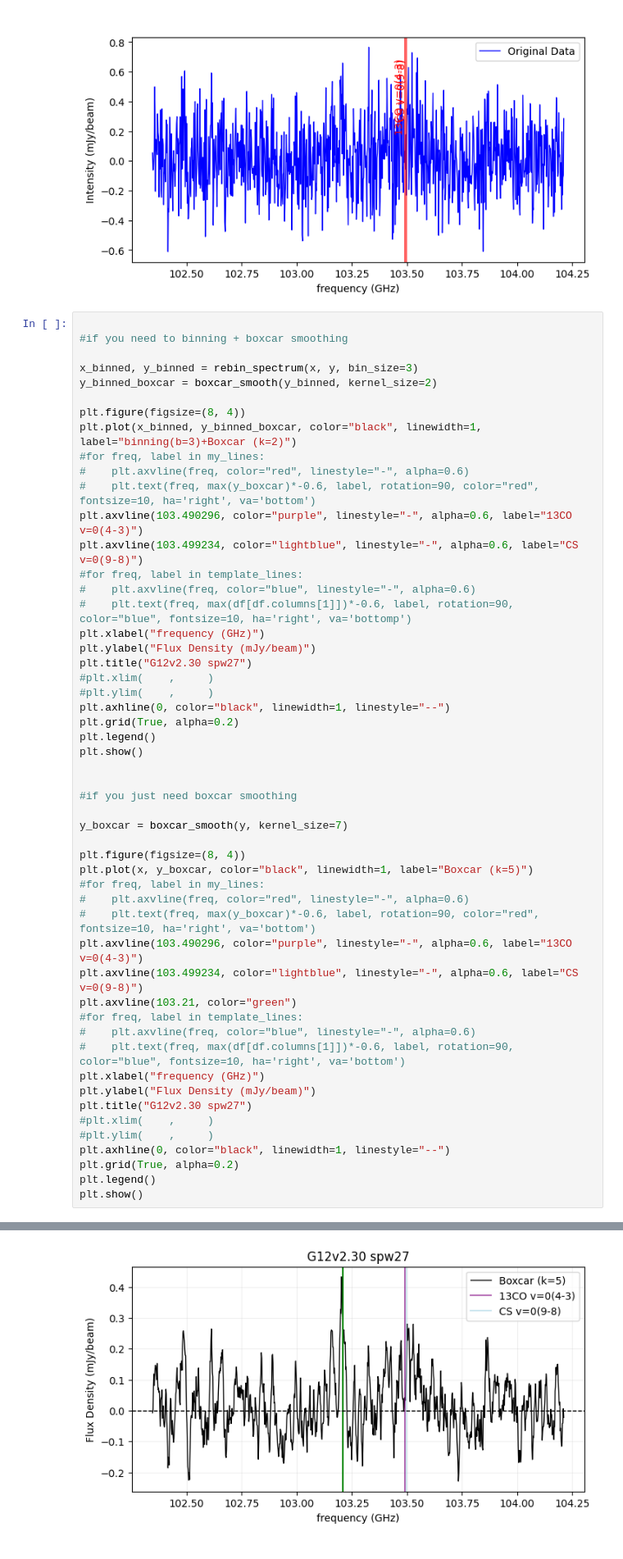
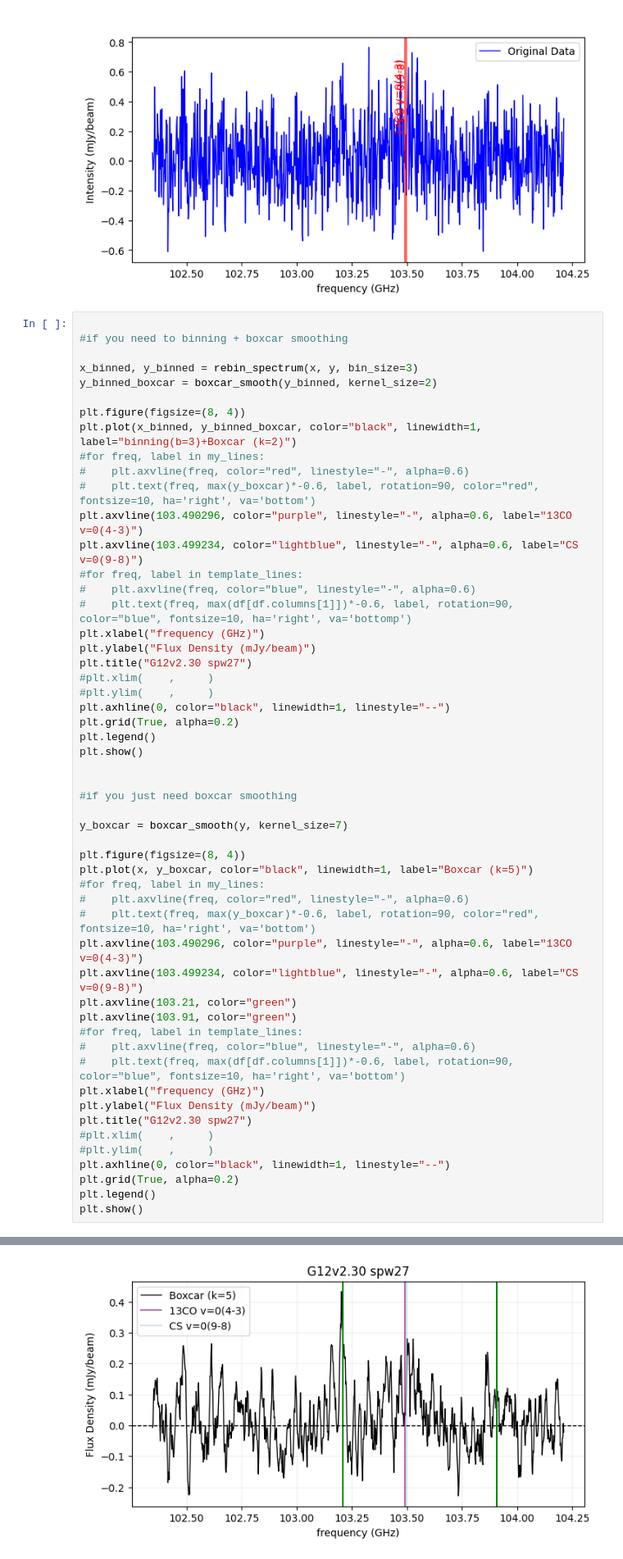
Before and after one commit to 000RF/2025-summer, a Jupyter notebook: G12v2.30/上/spw27.ipynb, the cells around one changed output, grey strips where cells are left out. Shown at 82% size. Cells and saved outputs as stored; diff of their text form.

```diff
--- a/G12v2.30/上/spw27.ipynb
+++ b/G12v2.30/上/spw27.ipynb
@@ -79,31 +79,32 @@ plt.grid(True, alpha=0.2)
 plt.legend()
 plt.show()
 
 
 #if you just need boxcar smoothing
 
 y_boxcar = boxcar_smooth(y, kernel_size=7)
 
 plt.figure(figsize=(8, 4))
 plt.plot(x, y_boxcar, color="black", linewidth=1, label="Boxcar (k=5)")
 #for freq, label in my_lines:
 #    plt.axvline(freq, color="red", linestyle="-", alpha=0.6)
 #    plt.text(freq, max(y_boxcar)*-0.6, label, rotation=90, color="red", fontsize=10, ha='right', va='bottom')
 plt.axvline(103.490296, color="purple", linestyle="-", alpha=0.6, label="13CO v=0(4-3)")
 plt.axvline(103.499234, color="lightblue", linestyle="-", alpha=0.6, label="CS v=0(9-8)")
 plt.axvline(103.21, color="green")
+plt.axvline(103.91, color="green")
 #for freq, label in template_lines:
 #    plt.axvline(freq, color="blue", linestyle="-", alpha=0.6)
 #    plt.text(freq, max(df[df.columns[1]])*-0.6, label, rotation=90, color="blue", fontsize=10, ha='right', va='bottom')
 plt.xlabel("frequency (GHz)")
 plt.ylabel("Flux Density (mJy/beam)")
 plt.title("G12v2.30 spw27")
 #plt.xlim(    ,     )
 #plt.ylim(    ,     )
 plt.axhline(0, color="black", linewidth=1, linestyle="--")
 plt.grid(True, alpha=0.2)
 plt.legend()
 plt.show()
 # %% [output]
 [figure]
-[figure, old version]
+[figure, new version]
```
Also changed, not shown: 6 other files.
